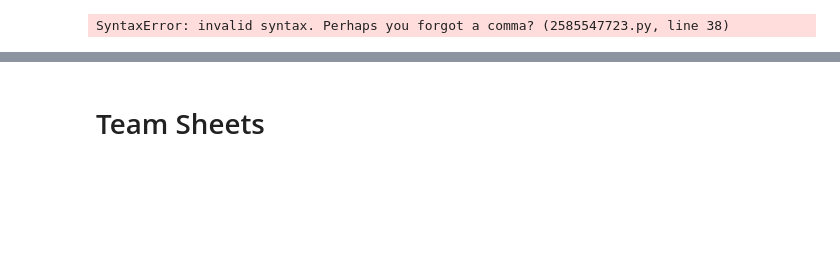
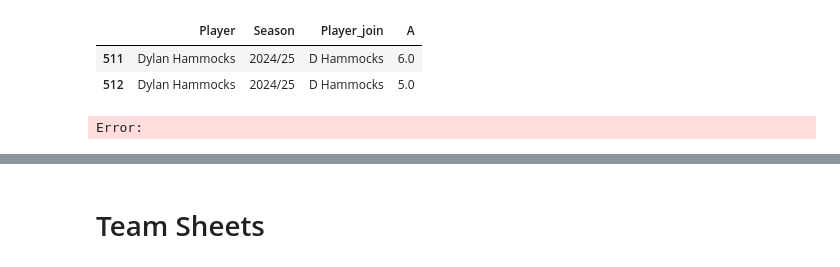
Before and after one commit to samnlindsay/egrfc-stats, a Jupyter notebook: Analysis.ipynb, the cells around one changed output, grey strips where cells are left out. Drawn from its saved outputs; the diff is of its cells as text; code cells hidden in the pictures; blank space fills up the shorter version.

```diff
--- a/Analysis.ipynb
+++ b/Analysis.ipynb
@@ -100,30 +82,11 @@ AttributeError: '_io.TextIOWrapper' object has no attribute 'replace'
+# %%
+players_agg_df[players_agg_df["Player"]=="Dylan Hammocks"][["Player", "Season", "Player_join", "A"]]
+# %% [output]
+|  | Player | Season | Player_join | A |
+| 511 | Dylan Hammocks | 2024/25 | D Hammocks | 6.0 |
+| 512 | Dylan Hammocks | 2024/25 | D Hammocks | 5.0 |
 # %%
 p = "Dan Billin"
-
-def squad_pie(p):
-    base = (
-        alt.Chart(players_agg_df).encode(
-            theta=alt.Theta("sum(TotalGames)").stack(True),
-            color=alt.Color("Squad:N", scale=squad_scale, legend=alt.Legend(title=None, labelExpr="datum.label + ' XV'"))
-        )
-        .transform_filter(f"datum.Player === '{p}'")
-        .transform_calculate(label="datum.Squad + ' XV'")
-    )
-
-    pie = base.mark_arc(outerRadius=120, opacity=0.8)
-    text1 = base.mark_text(radius=75, size=36).encode(
-        theta=alt.Theta("sum(TotalGames)", stack=True),
-        text=alt.Text("sum(TotalGames)"),
-        detail="Squad:N",
-        color=alt.value("white")
-    )
-    text2 = base.mark_text(radius=150, size=24).encode(
-        theta=alt.Theta("sum(TotalGames)", stack=True),
-        text=alt.Text("label:N"),
-        detail="Squad:N",
-    )
-
-    return pie + text1 + text2
 
 position_order = ["Prop", "Hooker", "Second Row", "Back Row", "Scrum Half", "Fly Half", "Centre", "Back Three"]
 position_color = ["#202947", "#146f14", "#981515", "#b03030"]
@@ -167,7 +130,7 @@ def games(p):
 position_pie(p)
 # squad_pie(p)
 # %% [output]
-SyntaxError: invalid syntax. Perhaps you forgot a comma? (2585547723.py, line 38)
+Error:
 # %%
 b
 # %% [output]
```
Also changed, not shown: parts of 7 cells of this notebook, 5 other files.
